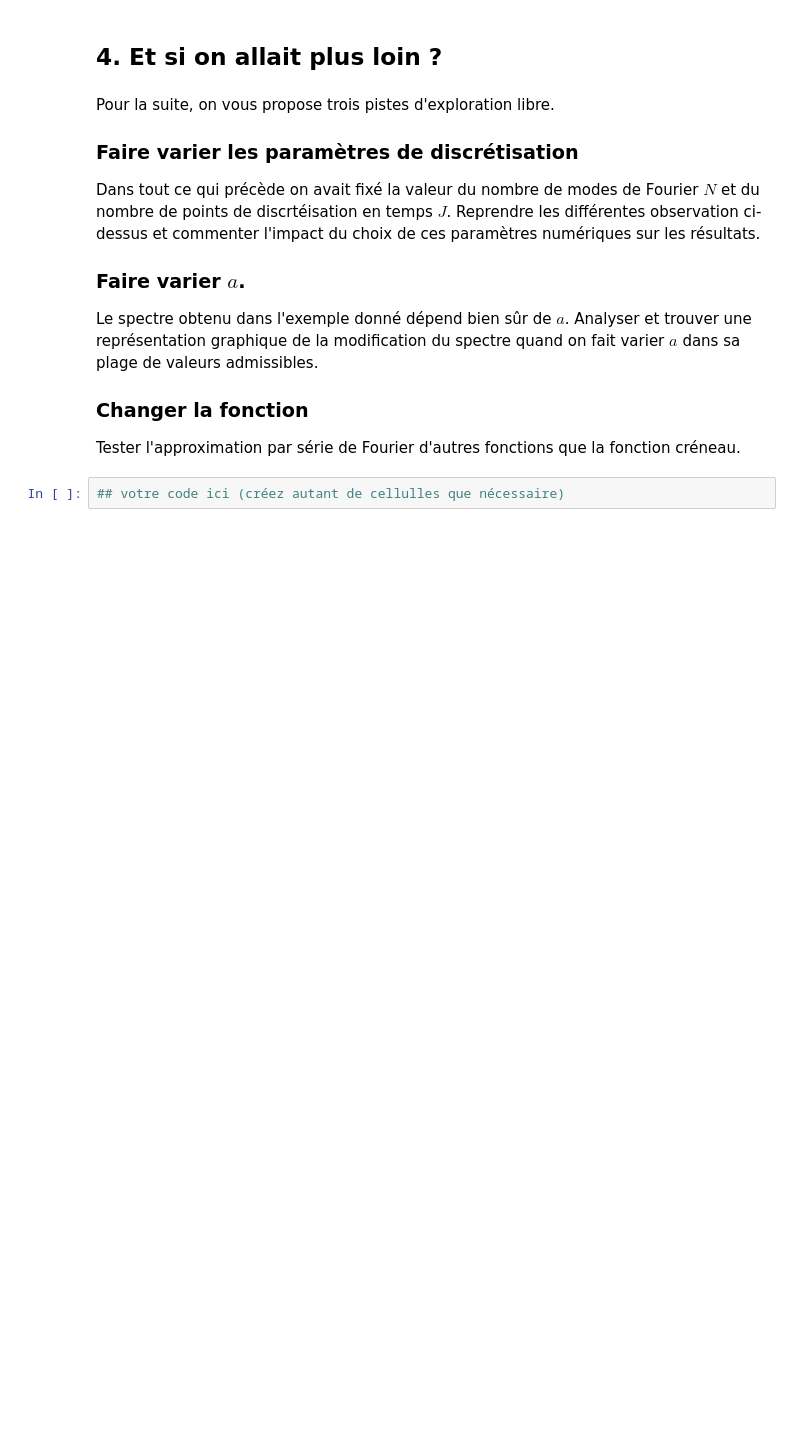
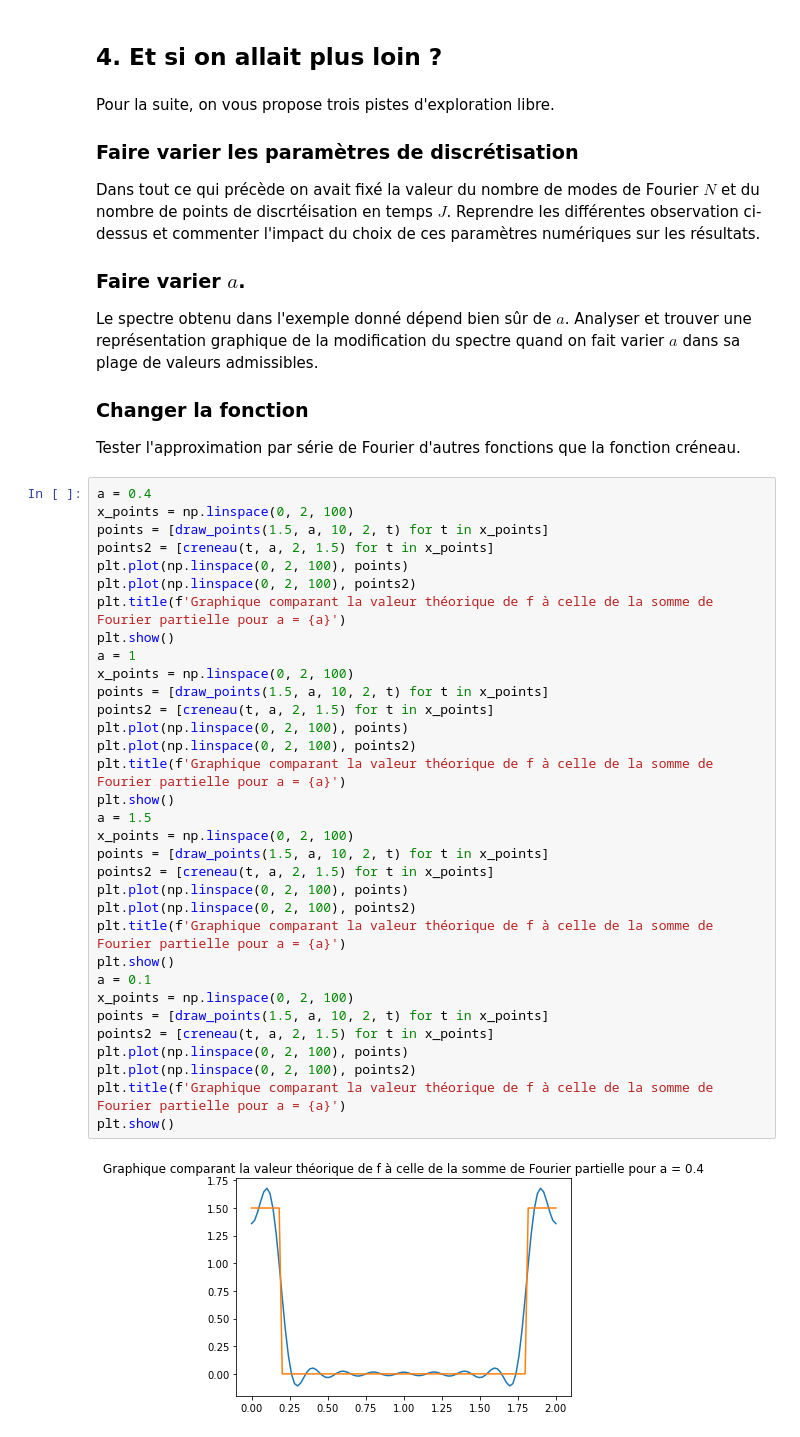
Before and after one commit to Wiziard38/TP-JUPYTER-LATEX, a Jupyter notebook: TPFourier2021.ipynb, the cells around one changed output. Cells and saved outputs as stored; diff of their text form; blank space fills up the shorter version.

```diff
--- a/TPFourier2021.ipynb
+++ b/TPFourier2021.ipynb
@@ -707,5 +692,38 @@ Le spectre obtenu dans l'exemple donné dépend bien sûr de $a$. Analyser et tr
 ### Changer la fonction
 
 Tester l'approximation par série de Fourier d'autres fonctions que la fonction créneau.
-# %%
-## votre code ici (créez autant de cellulles que nécessaire)
+# %%
+a = 0.4
+x_points = np.linspace(0, 2, 100)
+points = [draw_points(1.5, a, 10, 2, t) for t in x_points]
+points2 = [creneau(t, a, 2, 1.5) for t in x_points]
+plt.plot(np.linspace(0, 2, 100), points)
+plt.plot(np.linspace(0, 2, 100), points2)
+plt.title(f'Graphique comparant la valeur théorique de f à celle de la somme de Fourier partielle pour a = {a}')
+plt.show()
+a = 1
+x_points = np.linspace(0, 2, 100)
+points = [draw_points(1.5, a, 10, 2, t) for t in x_points]
+points2 = [creneau(t, a, 2, 1.5) for t in x_points]
+plt.plot(np.linspace(0, 2, 100), points)
+plt.plot(np.linspace(0, 2, 100), points2)
+plt.title(f'Graphique comparant la valeur théorique de f à celle de la somme de Fourier partielle pour a = {a}')
+plt.show()
+a = 1.5
+x_points = np.linspace(0, 2, 100)
+points = [draw_points(1.5, a, 10, 2, t) for t in x_points]
+points2 = [creneau(t, a, 2, 1.5) for t in x_points]
+plt.plot(np.linspace(0, 2, 100), points)
+plt.plot(np.linspace(0, 2, 100), points2)
+plt.title(f'Graphique comparant la valeur théorique de f à celle de la somme de Fourier partielle pour a = {a}')
+plt.show()
+a = 0.1
+x_points = np.linspace(0, 2, 100)
+points = [draw_points(1.5, a, 10, 2, t) for t in x_points]
+points2 = [creneau(t, a, 2, 1.5) for t in x_points]
+plt.plot(np.linspace(0, 2, 100), points)
+plt.plot(np.linspace(0, 2, 100), points2)
+plt.title(f'Graphique comparant la valeur théorique de f à celle de la somme de Fourier partielle pour a = {a}')
+plt.show()
+# %% [output]
+[figure, added]
```
Also changed, not shown: parts of 2 cells of this notebook.
